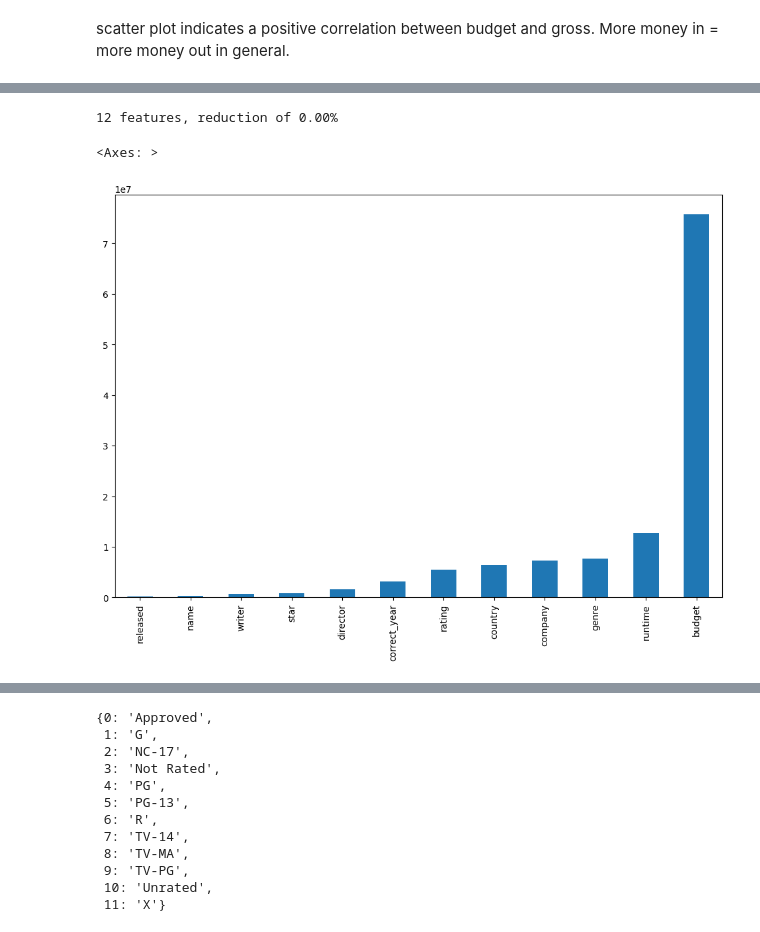
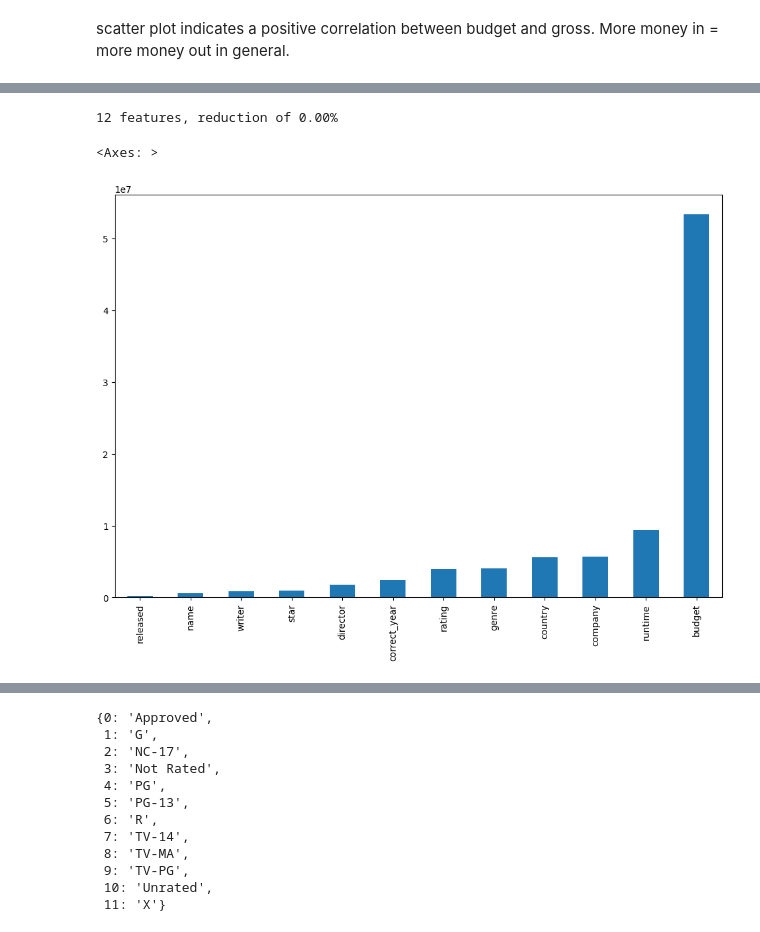
Before and after one commit to jack-li-2000/IMDB_movie_analysis, a Jupyter notebook: movies_correlation.ipynb, the cells around one changed output, grey strips where cells are left out. Drawn from its saved outputs; the diff is of its cells as text; code cells hidden in the pictures.

Commit message:
Update movies_correlation.ipynb
removed ols, no longer makes sense

```diff
--- a/movies_correlation.ipynb
+++ b/movies_correlation.ipynb
@@ -73,15 +73,16 @@ movies[['year', 'released']][240:250] #noticed some years dont match released li
 | 248 | 1982 | February 4, 1983 (United States) |
 | 249 | 1982 | December 10, 1982 (United States) |
 # %%
-# para_index = movies['released'].astype(str).str.find('(')
-# year_indstart = para_index - 5
-# year_indend = para_index - 1
+para_index = movies['released'].astype(str).str.find('(')
+year_indstart = para_index - 5
+year_indend = para_index - 1
 
-# years_corrected = []
-# for i in range(len(movies['released'])):
-#     if isinstance(movies['released'][i],str):
-#         years_corrected.append(int(movies['released'][i][year_indstart[i]:year_indend[i]]))
-#     else:
-#         years_corrected.append(0)
+years_corrected = []
+for i, date in enumerate(movies['released'].sort_index()):
+    if isinstance(movies['released'][i],str):
+        years_corrected.append(int(movies['released'][i][year_indstart[i]:year_indend[i]]))
+    else:
+        years_corrected.append(0)
 
-# movies['correct_year'] = years_corrected
+movies['correct_year'] = years_corrected
+movies['net'] = movies['gross'] - movies['budget']
@@ -281,14 +229,15 @@ from sklearn.preprocessing import StandardScaler
 from sklearn.pipeline import make_pipeline
 import numpy as np
 # %%
-# gross profit will be our target variable for this exerecise
+# net profit will be our target variable for this exerecise
 
-y_gross = movies_conv['gross']
+y_net = movies_conv['net']
 
 movies_features = list(movies_conv.columns)
+movies_features.remove('net')
+
+# remove gross, votes, and score since they are post movie release statistics.
 movies_features.remove('gross')
-
-# remove votes and score since they are post movie release statistics.
 movies_features.remove('votes')
 movies_features.remove('score')
 
@@ -296,21 +245,21 @@ X_movies = movies_conv[movies_features]
 # %%
 # elastic net requires normalization since penalty coefficients are the same for all variables
 
 gross_model = make_pipeline(StandardScaler(), lm.ElasticNet(random_state=0))
 
-gross_model.fit(X_movies, y_gross)
+gross_model.fit(X_movies, y_net)
 
 feature_importance = pd.Series(index = X_movies.columns, data = np.abs(gross_model.steps[1][1].coef_))
 
 n_selected_features = (feature_importance>0).sum()
 print('{0:d} features, reduction of {1:2.2f}%'.format(
     n_selected_features,(1-n_selected_features/len(feature_importance))*100))
 
 feature_importance.sort_values().tail(30).plot(kind = 'bar')
 # %% [output]
 12 features, reduction of 0.00%
 <Axes: >
-[figure, old version]
+[figure, new version]
 # %%
 feature_importance_directional = pd.Series(index = X_movies.columns, data = gross_model.steps[1][1].coef_)
 
```
Also changed, not shown: parts of 18 cells of this notebook.
